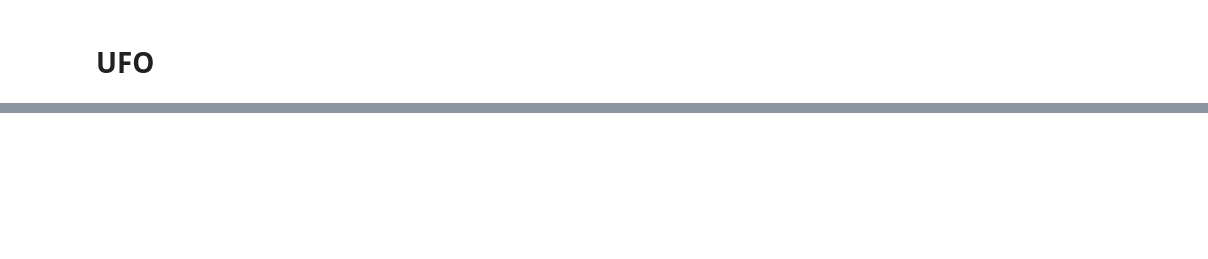
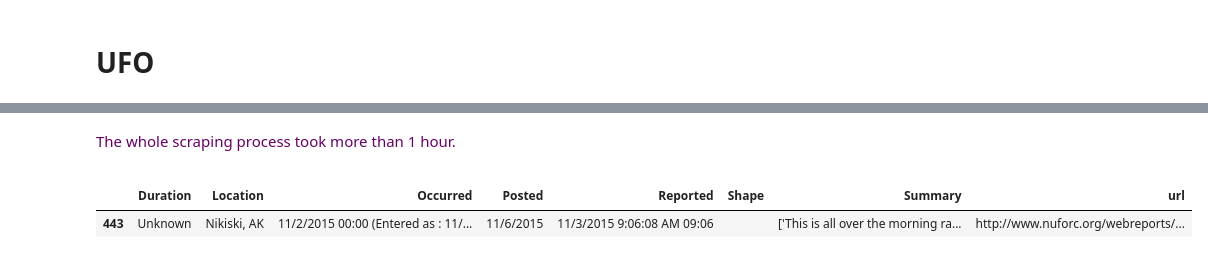
Before and after one commit to kiru/ada_project, a Jupyter notebook: UFO.ipynb, the cells around one changed output, grey strips where cells are left out. Cells and saved outputs as stored; diff of their text form; code cells hidden in the pictures; blank space fills up the shorter version.

```diff
--- a/UFO.ipynb
+++ b/UFO.ipynb
@@ -152,0 +99,10 @@ not_found_reports.count()['url']
+# %% [markdown]
+<font color='#660066'>
+
+The whole scraping process took more than 1 hour.
+# %%
+df_reports = pd.read_json('all_sightings.json')
+df_reports.sample(1).head()
+# %% [output]
+|  | Duration | Location | Occurred | Posted | Reported | Shape | Summary | url |
+| 443 | Unknown | Nikiski, AK | 11/2/2015 00:00 (Entered as : 11/... | 11/6/2015 | 11/3/2015 9:06:08 AM 09:06 |  | ['This is all over the morning ra... | http://www.nuforc.org/webreports/... |
```
Also changed, not shown: parts of 55 cells of this notebook.
